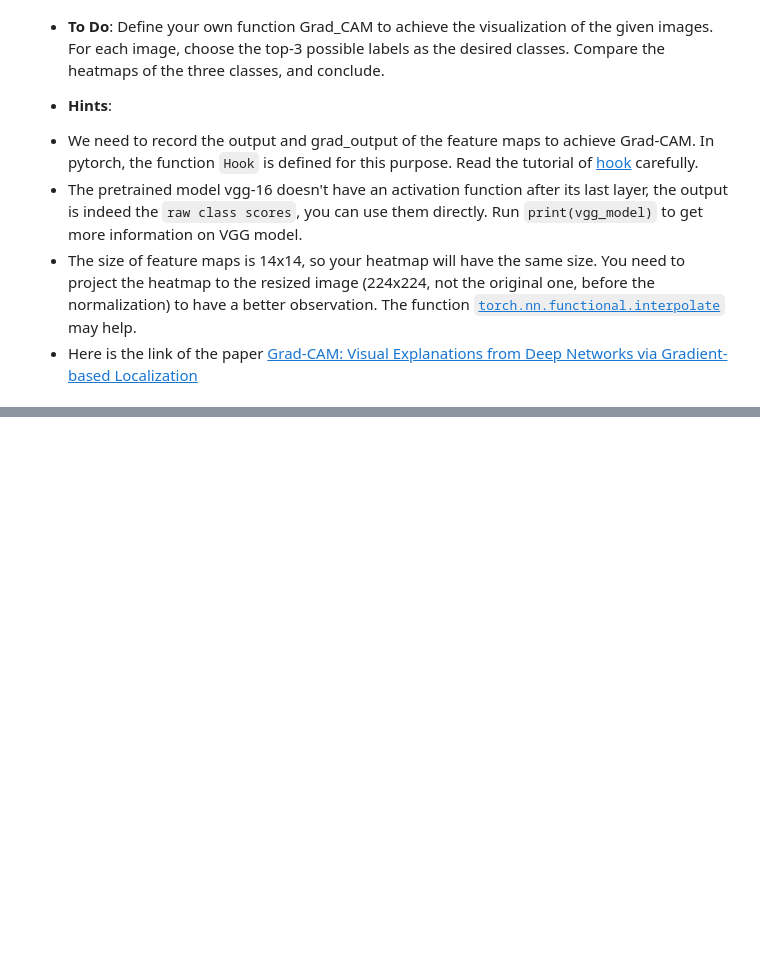
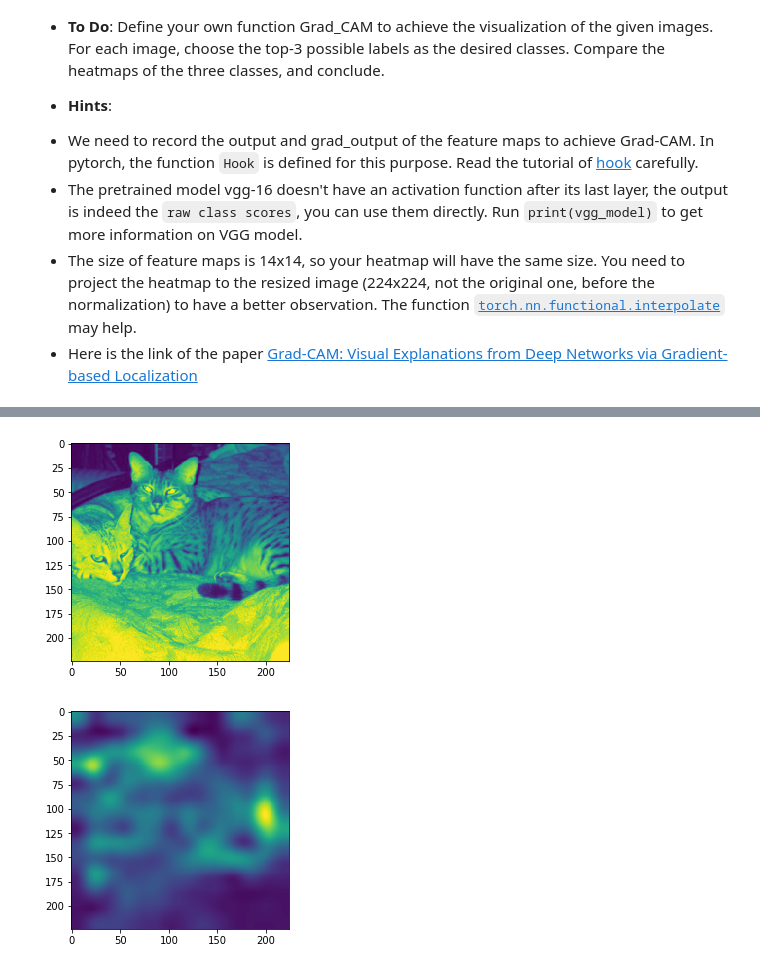
Before and after one commit to Marsobad/ADL, a Jupyter notebook: TP2_Grad_CAM.ipynb, the cells around one changed output, grey strips where cells are left out. Drawn from its saved outputs; the diff is of its cells as text; code cells hidden in the pictures; blank space fills up the shorter version.

```diff
--- a/TP2_Grad_CAM.ipynb
+++ b/TP2_Grad_CAM.ipynb
@@ -132,5 +205,17 @@ handler_forward.remove()
 product = average_gradient_per_feature.view(1,512,1,1)*target_activity
 heatmap = torch.relu(torch.mean(product,1))
 heatmap_resized = torch.nn.functional.interpolate(heatmap.unsqueeze(0), (224,224),mode='bicubic')
+# %%
+image_origin = dataset[index][0]
+image_resized = torch.nn.functional.interpolate(image_origin.unsqueeze(0), (224,224),mode='bicubic')
+# %%
+plt.figure()
+plt.imshow(image_resized[0][0].detach())
+plt.figure()
+plt.imshow(heatmap_resized[0][0].detach())
+plt.show()
+# %% [output]
+[figure, added]
+[figure, added]
 # %%
 plt.figure()
```
Also changed, not shown: parts of 10 cells of this notebook.
